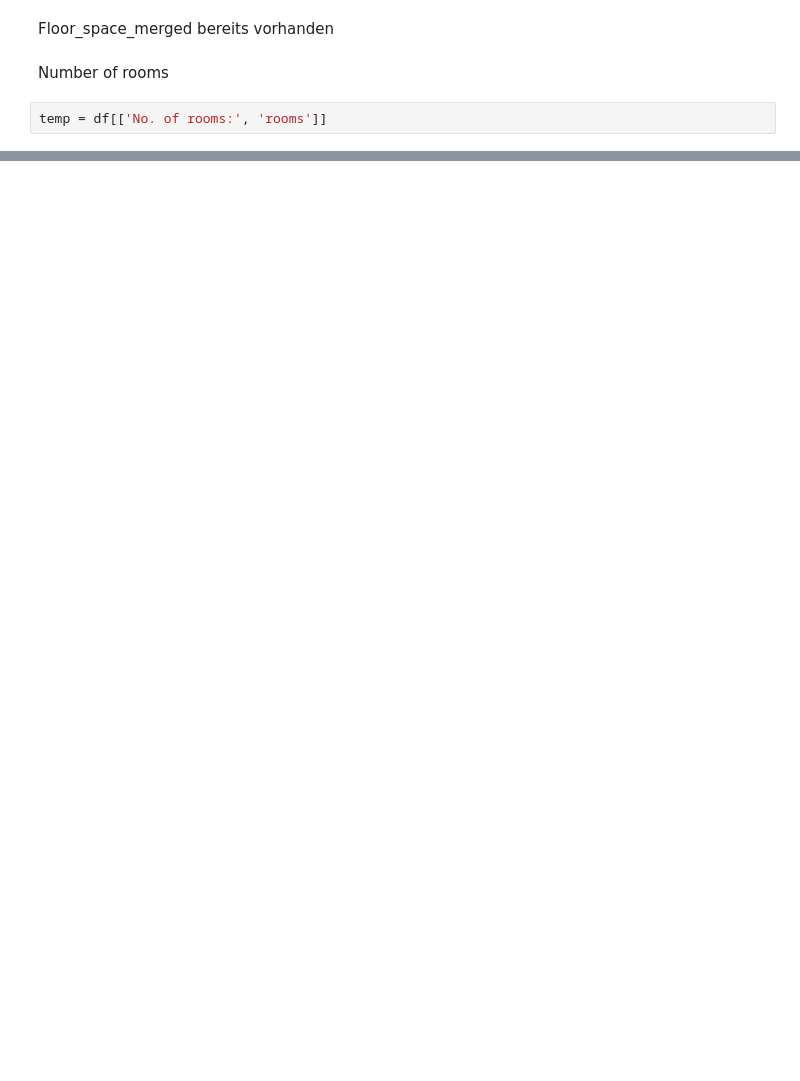
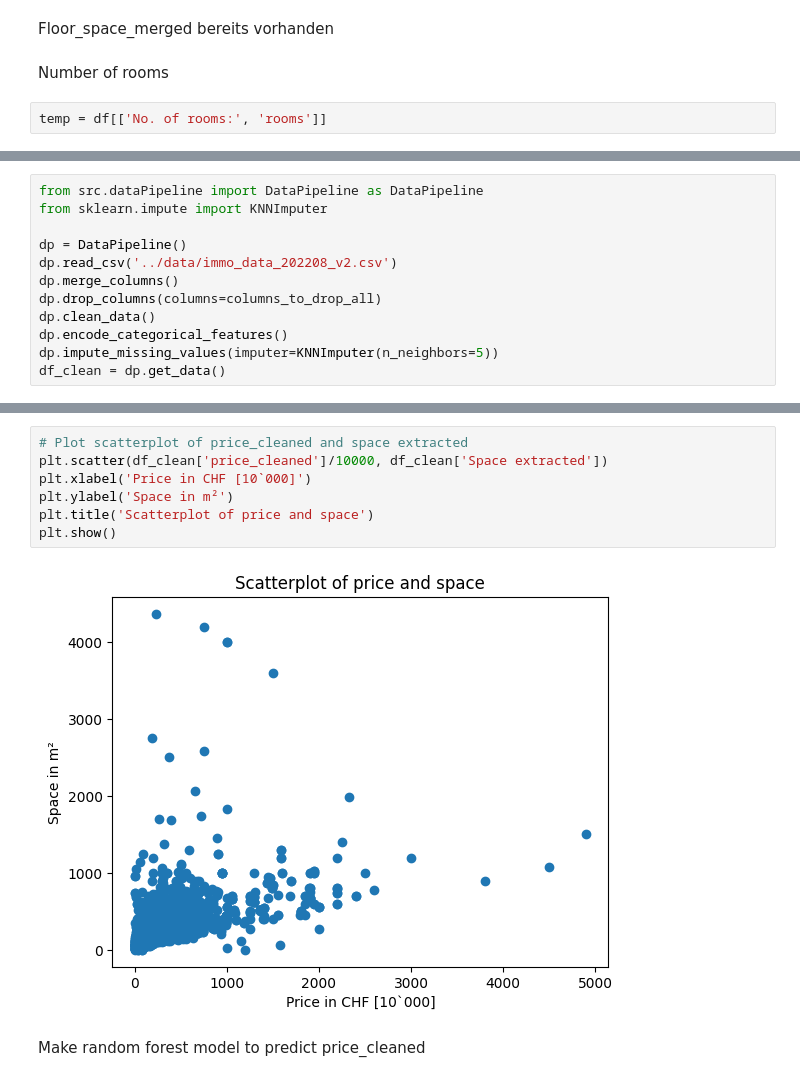
Before and after one commit to staldenhoefler/immo_challenge, a Jupyter notebook: notebooks/EDA_dsa.ipynb, the cells around one changed output, grey strips where cells are left out. Drawn from its saved outputs; the diff is of its cells as text; blank space fills up the shorter version.

Commit message:
Pipeline implementiert

```diff
--- a/notebooks/EDA_dsa.ipynb
+++ b/notebooks/EDA_dsa.ipynb
@@ -597,0 +423,12 @@ dtype: int64
+# %%
+from src.dataPipeline import DataPipeline as DataPipeline
+from sklearn.impute import KNNImputer
+
+dp = DataPipeline()
+dp.read_csv('../data/immo_data_202208_v2.csv')
+dp.merge_columns()
+dp.drop_columns(columns=columns_to_drop_all)
+dp.clean_data()
+dp.encode_categorical_features()
+dp.impute_missing_values(imputer=KNNImputer(n_neighbors=5))
+df_clean = dp.get_data()
@@ -597,0 +451,11 @@ dtype: int64
+# %%
+# Plot scatterplot of price_cleaned and space extracted
+plt.scatter(df_clean['price_cleaned']/10000, df_clean['Space extracted'])
+plt.xlabel('Price in CHF [10`000]')
+plt.ylabel('Space in m²')
+plt.title('Scatterplot of price and space')
+plt.show()
+# %% [output]
+[figure, added]
+# %% [markdown]
+Make random forest model to predict price_cleaned
```
Also changed, not shown: parts of 39 cells of this notebook, 2 other files.
